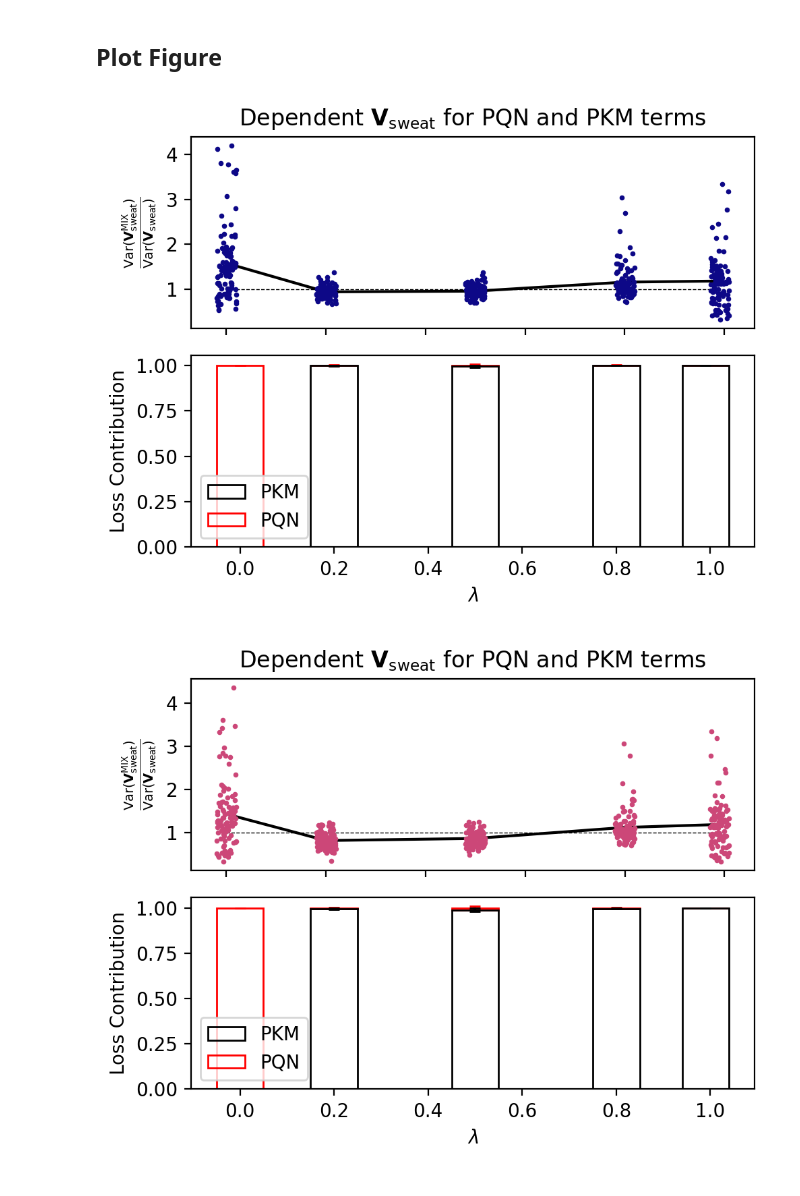
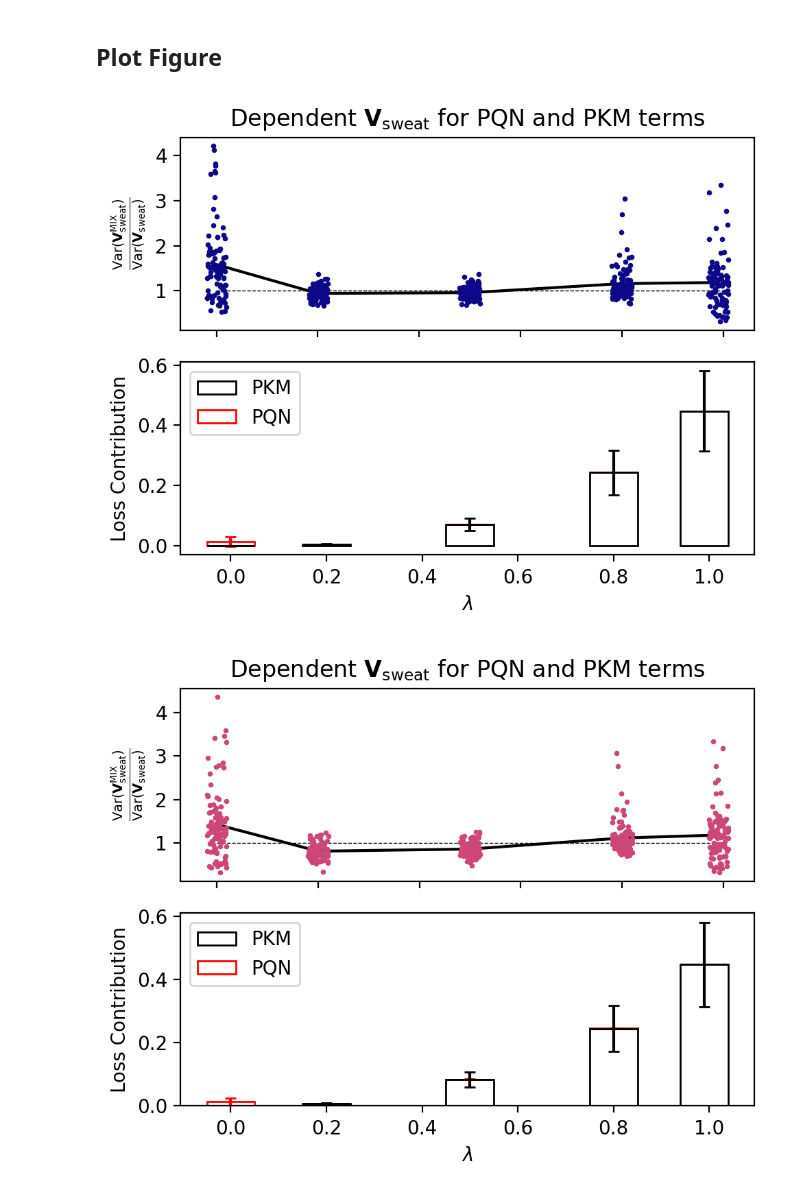
Before and after one commit to Gotsmy/sweat_normalization, a Jupyter notebook: synthetic_data/Lambda_Variance.ipynb, the cells around one changed output. Cells and saved outputs as stored; diff of their text form; code cells hidden in the pictures.

Commit message:
Changed relative to absolute error contribution in plots.

```diff
--- a/synthetic_data/Lambda_Variance.ipynb
+++ b/synthetic_data/Lambda_Variance.ipynb
@@ -314,10 +314,11 @@ with open(f'other_results/lambda_variance_indep.pkl','wb') as file:
 # %% [markdown]
 ## Plot Figure
 # %%
-# with open(f'other_results/lambda_variance_indep.pkl','rb') as file:
-#     results_sv, results_model, raw_values = pickle.load(file)
-# noise_levels = results_model[0].keys()
-# lambda_vals = results_model.keys()
+with open(f'other_results/lambda_variance_indep.pkl','rb') as file:
+    results_sv, results_model, raw_values = pickle.load(file)
+noise_levels = results_model[0].keys()
+lambda_vals = results_model.keys()
+n_replicates = len(results_sv[0][0])
 # %%
 raw_vars = np.array([np.var(np.concatenate([raw_values['SV1'][i],raw_values['SV2'][i]])) for i in range(len(raw_values['SV1']))])
 for n_noise in noise_levels:
@@ -351,8 +352,8 @@ for n_noise in noise_levels:
             tmp_pkm_loss = np.sum(loss[:m.n_timepoints*m.n_metabolites])*lambda_
             tmp_pqn_loss = np.sum(loss[m.n_timepoints*m.n_metabolites:])*(1-lambda_)
             tmp_loss = tmp_pkm_loss+tmp_pqn_loss
-            pkm_loss.append(tmp_pkm_loss/tmp_loss)
-            pqn_loss.append(tmp_pqn_loss/tmp_loss)
+            pkm_loss.append(tmp_pkm_loss)#/tmp_loss)
+            pqn_loss.append(tmp_pqn_loss)#/tmp_loss)
         bar1 = plt.bar(lambda_,np.mean(pkm_loss),edgecolor='k',width=width,fill=False,zorder=1,label='PKM')
         plt.errorbar(lambda_,np.mean(pkm_loss),yerr=np.std(pkm_loss),color='k',capsize=3,zorder=1)
         bar2 = plt.bar(lambda_,np.mean(pqn_loss),edgecolor='r',width=width,bottom=np.mean(pkm_loss),fill=False,zorder=0,label='PQN')
@@ -458,16 +459,16 @@ print('done')
 # %% [output]
 done
 # %%
-to_file = results_sv, results_model, raw_values
-with open(f'other_results/lambda_variance_dep.pkl','wb') as file:
-    pickle.dump(to_file,file)
+# to_file = results_sv, results_model, raw_values
+# with open(f'other_results/lambda_variance_dep.pkl','wb') as file:
+#     pickle.dump(to_file,file)
 # %% [markdown]
 ## Plot Figure
 # %%
-# with open(f'other_results/lambda_variance_dep.pkl','rb') as file:
-#     results_sv, results_model, raw_values = pickle.load(file)
-# noise_levels = results_model[0].keys()
-# lambda_vals = results_model.keys()
+with open(f'other_results/lambda_variance_dep.pkl','rb') as file:
+    results_sv, results_model, raw_values = pickle.load(file)
+noise_levels = results_model[0].keys()
+lambda_vals = results_model.keys()
 # %%
 raw_vars = np.array([np.var(i) for i in raw_values['SV1']])
 for n_noise in noise_levels:
@@ -484,34 +485,34 @@ for n_noise in noise_levels:
         plt.scatter(np.ones(len(tmp_vars))*lambda_+np.random.uniform(-.02,.02,len(tmp_vars)),tmp_vars,color=cm.plasma(nn_to_fn(n_noise)),zorder=10,s=3)
         means.append(np.mean(tmp_vars))
     plt.plot(lambda_vals,means,color='k')
     plt.plot([0,1],[1,1],'k--',linewidth=.5)
     plt.ylabel(r'$\frac{\rm Var(\mathbf{V}_{\rm sweat}^{\rm MIX})}{\rm Var(\mathbf{V}_{\rm sweat})}$')
     ax1.set_xticklabels([])
 
     # SUBPLOT 2
     plt.subplot(212)
     width = .1
     for lambda_ in lambda_vals:
         pkm_loss = []
         pqn_loss = []
         for n_replicate in range(n_replicates):
             m = results_model[lambda_][n_noise][n_replicate]
             loss = m.rho[0]
             tmp_pkm_loss = np.sum(loss[:m.n_timepoints*m.n_metabolites])*lambda_
             tmp_pqn_loss = np.sum(loss[m.n_timepoints*m.n_metabolites:])*(1-lambda_)
             tmp_loss = tmp_pkm_loss+tmp_pqn_loss
-            pkm_loss.append(tmp_pkm_loss/tmp_loss)
-            pqn_loss.append(tmp_pqn_loss/tmp_loss)
+            pkm_loss.append(tmp_pkm_loss)#/tmp_loss)
+            pqn_loss.append(tmp_pqn_loss)#/tmp_loss)
         bar1 = plt.bar(lambda_,np.mean(pkm_loss),edgecolor='k',width=width,fill=False,zorder=1,label='PKM')
         plt.errorbar(lambda_,np.mean(pkm_loss),yerr=np.std(pkm_loss),color='k',capsize=3,zorder=1)
         bar2 = plt.bar(lambda_,np.mean(pqn_loss),edgecolor='r',width=width,bottom=np.mean(pkm_loss),fill=False,zorder=0,label='PQN')
         plt.errorbar(lambda_,np.mean(pqn_loss)+np.mean(pkm_loss),yerr=np.std(pqn_loss),color='r',capsize=3,zorder=0)
     plt.xlabel(r'$\lambda$')
     plt.ylabel('Loss Contribution')
     plt.legend(handles=[bar1,bar2])
 
     plt.tight_layout()
     plt.show()
 # %% [output]
-[figure, old version]
+[figure, new version]
-[figure, old version]
+[figure, new version]
```
Also changed, not shown: parts of 2 cells of this notebook.
